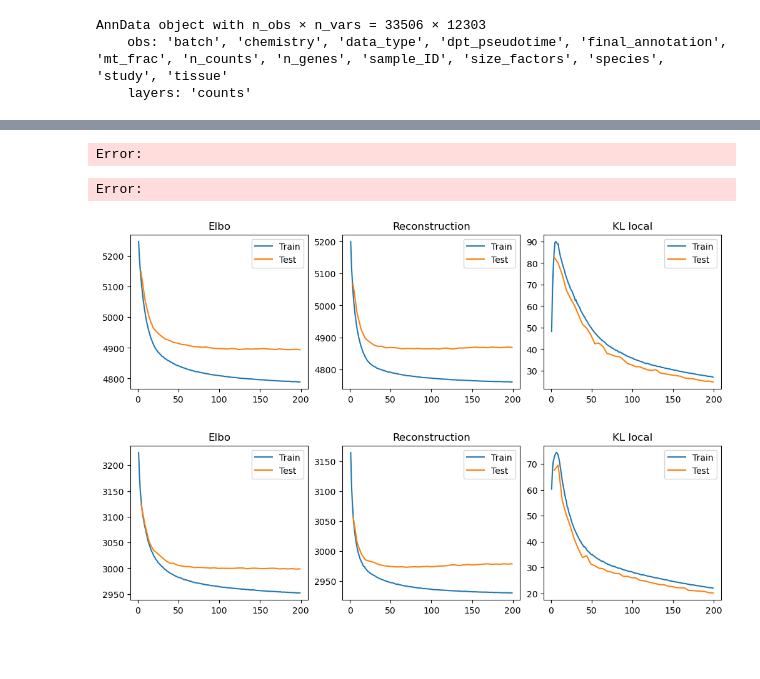
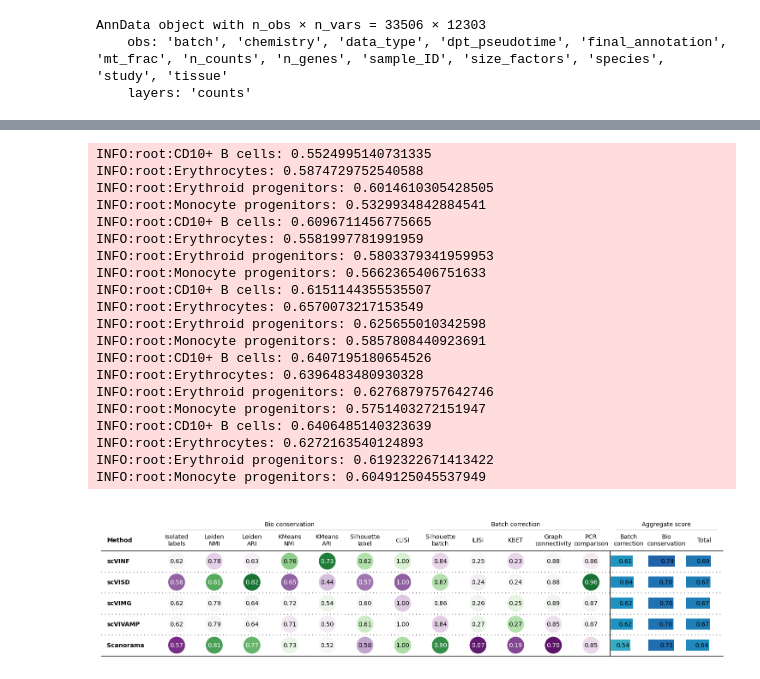
Before and after one commit to LeanderDiazBone/BachelorThesis, a Jupyter notebook: benchmark_imm_hum.ipynb, the cells around one changed output, grey strips where cells are left out. Cells and saved outputs as stored; diff of their text form; code cells hidden in the pictures; blank space fills up the shorter version.

Commit message:
Performed benchmarks.

```diff
--- a/benchmark_imm_hum.ipynb
+++ b/benchmark_imm_hum.ipynb
@@ -53,5 +73,5 @@ LOCAL_RANK: 0 - CUDA_VISIBLE_DEVICES: [0]
 # %%
-mogAdata, vaeMG = trainModelBenchmark(adata.copy(), "mixofgaus", max_epochs = 50)
+mogAdata, vaeMG = trainModelBenchmark(adata.copy(), "mixofgaus", max_epochs = 200, early_stopping=True)
 # %% [output]
 GPU available: True (cuda), used: True
 TPU available: False, using: 0 TPU cores
@@ -62,5 +82,5 @@ LOCAL_RANK: 0 - CUDA_VISIBLE_DEVICES: [0]
 # %%
-vampAdata, vaeVP = trainModelBenchmark(adata.copy(), "vamp", max_epochs = 50)
+vampAdata, vaeVP = trainModelBenchmark(adata.copy(), "vamp", max_epochs = 200, early_stopping=True)
 # %% [output]
 GPU available: True (cuda), used: True
 TPU available: False, using: 0 TPU cores
@@ -70,0 +91,2 @@ LOCAL_RANK: 0 - CUDA_VISIBLE_DEVICES: [0]
+# %%
+flowAdata, vaeNF = trainModelBenchmark(adata.copy(), 'normalflow', max_epochs=100, early_stopping=True)
@@ -73,16 +102,28 @@ allAdata = sdnormalAdata.copy()
 allAdata.obsm["scVISD"] = sdnormalAdata.obsm["scVI"]
 allAdata.obsm["scVIMG"] = mogAdata.obsm["scVI"]
 allAdata.obsm["scVIVAMP"] = vampAdata.obsm["scVI"]
+allAdata.obsm["scVINF"] = flowAdata.obsm["scVI"]
 # %%
-plotBenchmarkResults(allAdata,keys = ["Scanorama","scVISD","scVIMG","scVIVAMP"],label_key="final_annotation")
+plotBenchmarkResults(allAdata,keys = ["Unintegrated","Scanorama","scVISD","scVIMG","scVIVAMP","scVINF"],label_key="final_annotation")
 # %% [output]
-Error:
+INFO:root:CD10+ B cells: 0.5524995140731335
+INFO:root:Erythrocytes: 0.5874729752540588
+INFO:root:Erythroid progenitors: 0.6014610305428505
+INFO:root:Monocyte progenitors: 0.5329934842884541
+INFO:root:CD10+ B cells: 0.6096711456775665
+INFO:root:Erythrocytes: 0.5581997781991959
+INFO:root:Erythroid progenitors: 0.5803379341959953
+INFO:root:Monocyte progenitors: 0.5662365406751633
+INFO:root:CD10+ B cells: 0.6151144355535507
+INFO:root:Erythrocytes: 0.6570073217153549
+INFO:root:Erythroid progenitors: 0.625655010342598
+INFO:root:Monocyte progenitors: 0.5857808440923691
+INFO:root:CD10+ B cells: 0.6407195180654526
+INFO:root:Erythrocytes: 0.6396483480930328
+INFO:root:Erythroid progenitors: 0.6276879757642746
+INFO:root:Monocyte progenitors: 0.5751403272151947
+INFO:root:CD10+ B cells: 0.6406485140323639
+INFO:root:Erythrocytes: 0.6272163540124893
+INFO:root:Erythroid progenitors: 0.6192322671413422
+INFO:root:Monocyte progenitors: 0.6049125045537949
-Error:
+[figure, added]
-# %%
-plotAllHistory(vaeSD)
-# %% [output]
-[figure, removed]
-# %%
-plotAllHistory(vaeMG)
-# %% [output]
-[figure, removed]
```
Also changed, not shown: parts of 10 cells of this notebook, 26 other files.
